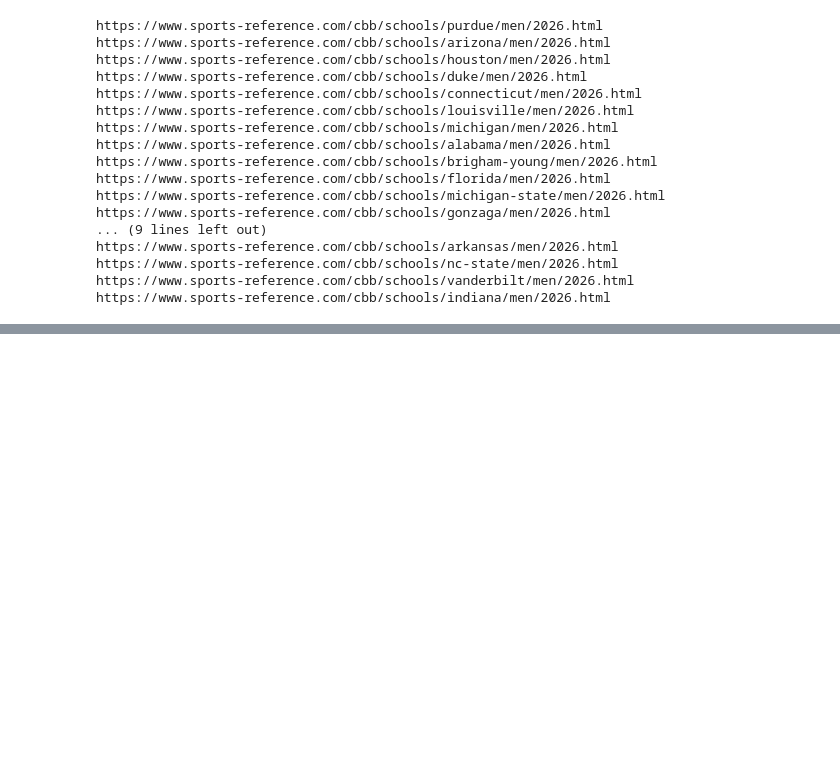
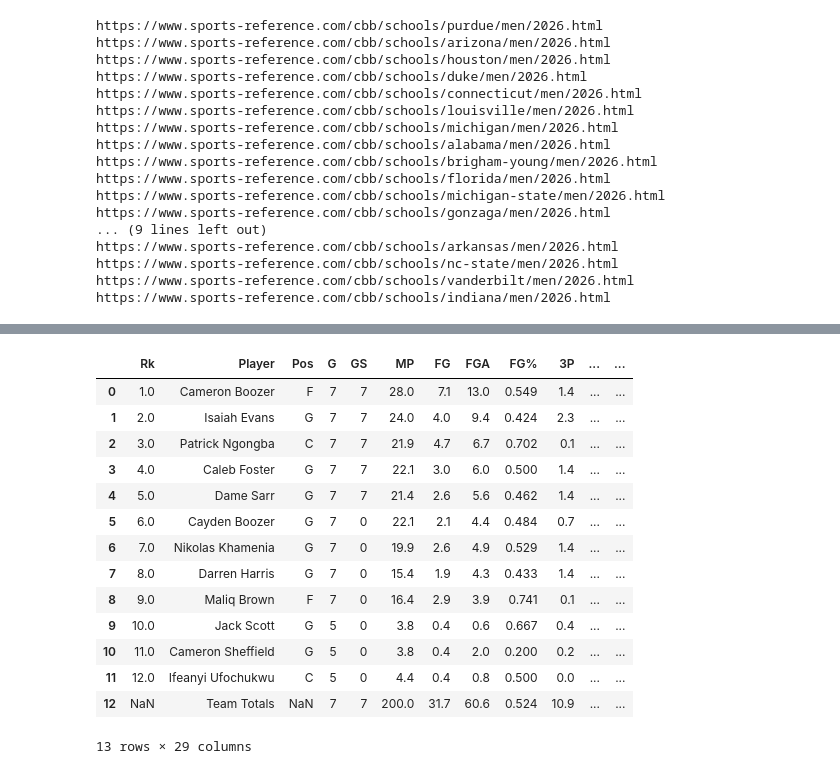
Before and after one commit to arnie12a/CollegeBasketballTracker, a Jupyter notebook: scrape/scrape.ipynb, the cells around one changed output, grey strips where cells are left out. Cells and saved outputs as stored; diff of their text form; code cells hidden in the pictures; blank space fills up the shorter version.

```diff
--- a/scrape/scrape.ipynb
+++ b/scrape/scrape.ipynb
@@ -160,3 +160,6 @@ https://www.sports-reference.com/cbb/schools/arkansas/men/2026.html
 https://www.sports-reference.com/cbb/schools/nc-state/men/2026.html
 https://www.sports-reference.com/cbb/schools/vanderbilt/men/2026.html
 https://www.sports-reference.com/cbb/schools/indiana/men/2026.html
+# %%
+duke_dfs = pd.read_html('https://www.sports-reference.com/cbb/schools/duke/men/2026.html')
+duke_dfs
@@ -162,0 +223,18 @@ https://www.sports-reference.com/cbb/schools/indiana/men/2026.html
+# %%
+duke_dfs[3]
+# %% [output]
+|  | Rk | Player | Pos | G | GS | MP | FG | FGA | FG% | 3P | ... | ... |
+| 0 | 1.0 | Cameron Boozer | F | 7 | 7 | 28.0 | 7.1 | 13.0 | 0.549 | 1.4 | ... | ... |
+| 1 | 2.0 | Isaiah Evans | G | 7 | 7 | 24.0 | 4.0 | 9.4 | 0.424 | 2.3 | ... | ... |
+| 2 | 3.0 | Patrick Ngongba | C | 7 | 7 | 21.9 | 4.7 | 6.7 | 0.702 | 0.1 | ... | ... |
+| 3 | 4.0 | Caleb Foster | G | 7 | 7 | 22.1 | 3.0 | 6.0 | 0.500 | 1.4 | ... | ... |
+| 4 | 5.0 | Dame Sarr | G | 7 | 7 | 21.4 | 2.6 | 5.6 | 0.462 | 1.4 | ... | ... |
+| 5 | 6.0 | Cayden Boozer | G | 7 | 0 | 22.1 | 2.1 | 4.4 | 0.484 | 0.7 | ... | ... |
+| 6 | 7.0 | Nikolas Khamenia | G | 7 | 0 | 19.9 | 2.6 | 4.9 | 0.529 | 1.4 | ... | ... |
+| 7 | 8.0 | Darren Harris | G | 7 | 0 | 15.4 | 1.9 | 4.3 | 0.433 | 1.4 | ... | ... |
+| 8 | 9.0 | Maliq Brown | F | 7 | 0 | 16.4 | 2.9 | 3.9 | 0.741 | 0.1 | ... | ... |
+| 9 | 10.0 | Jack Scott | G | 5 | 0 | 3.8 | 0.4 | 0.6 | 0.667 | 0.4 | ... | ... |
+| 10 | 11.0 | Cameron Sheffield | G | 5 | 0 | 3.8 | 0.4 | 2.0 | 0.200 | 0.2 | ... | ... |
+| 11 | 12.0 | Ifeanyi Ufochukwu | C | 5 | 0 | 4.4 | 0.4 | 0.8 | 0.500 | 0.0 | ... | ... |
+| 12 | NaN | Team Totals | NaN | 7 | 7 | 200.0 | 31.7 | 60.6 | 0.524 | 10.9 | ... | ... |
+13 rows × 29 columns
```
Also changed, not shown: parts of 15 cells of this notebook.
